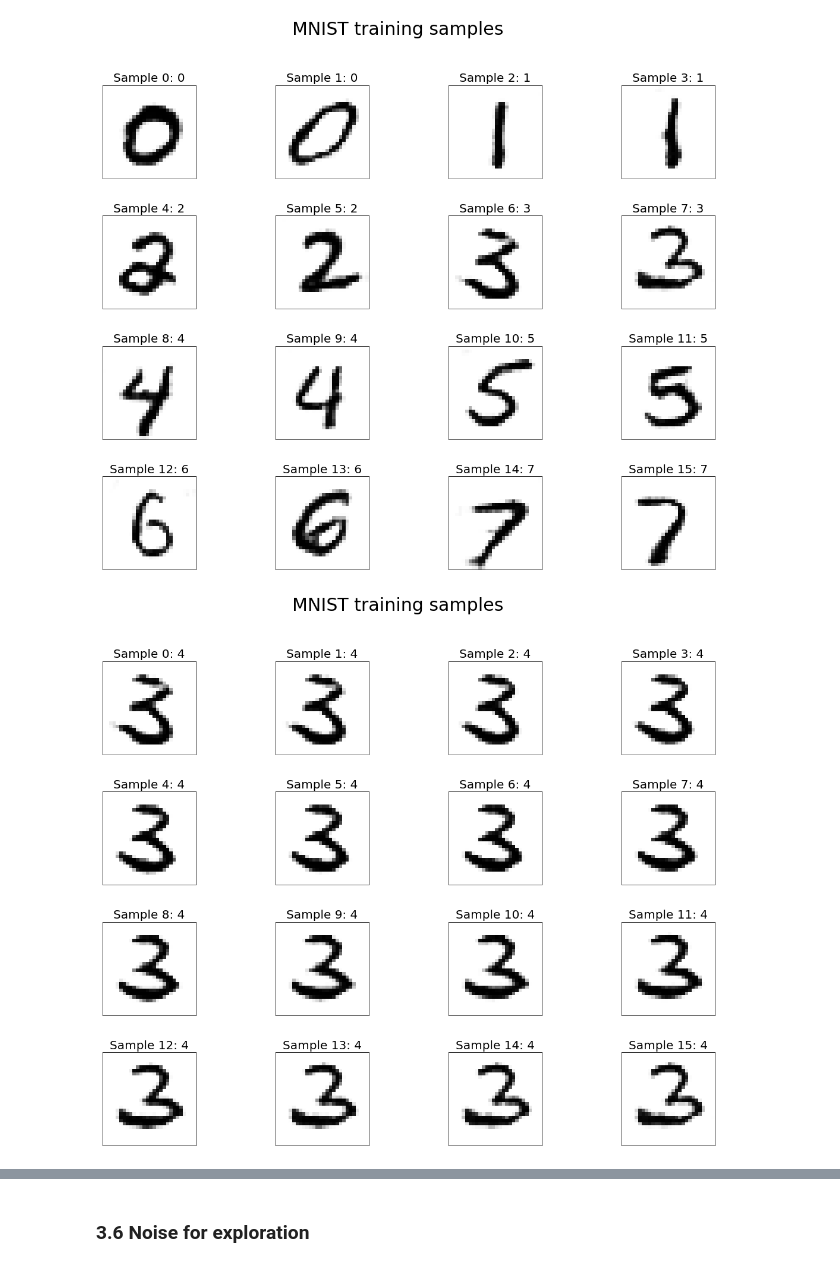
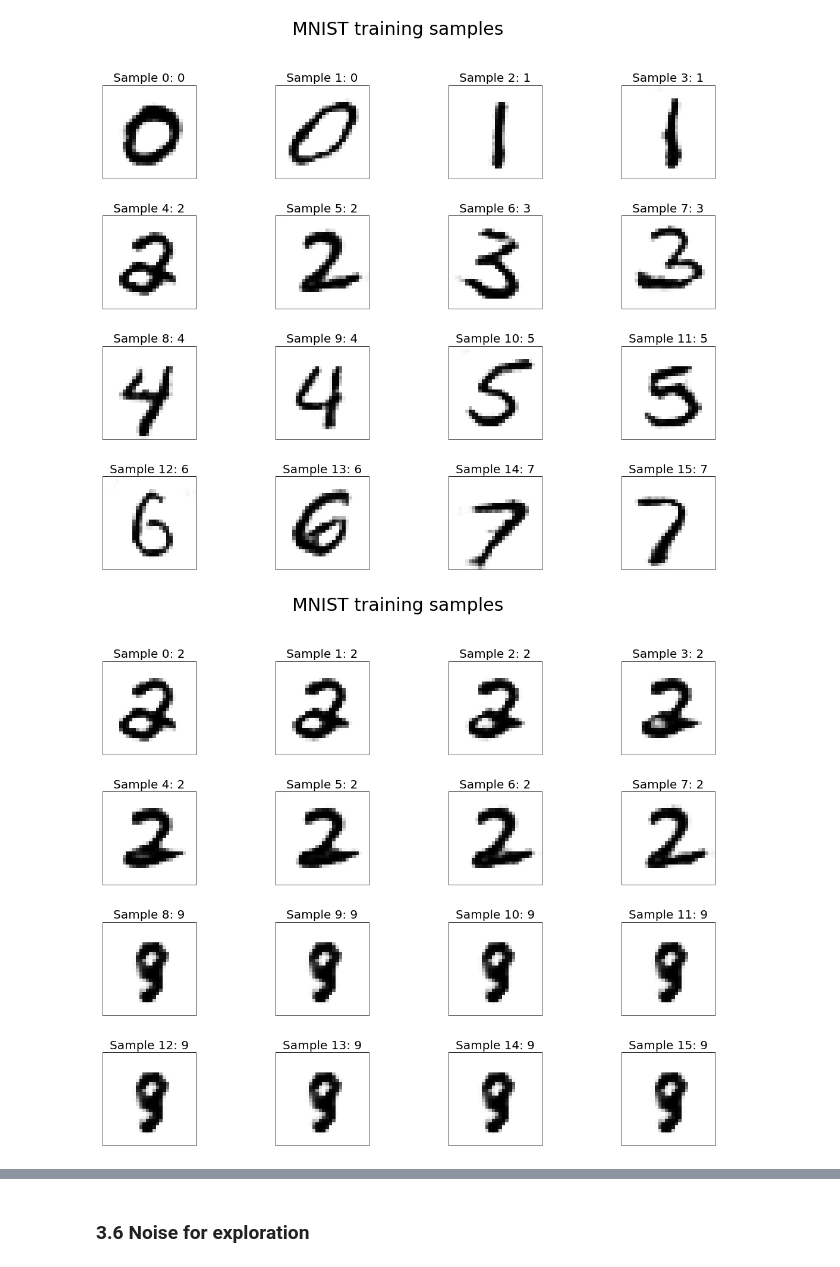
Before and after one commit to PierreRemacle/LINMA2472_P1-, a Jupyter notebook: HW3_from_colab.ipynb, the cells around one changed output, grey strips where cells are left out. Cells and saved outputs as stored; diff of their text form; code cells hidden in the pictures.

```diff
--- a/HW3_from_colab.ipynb
+++ b/HW3_from_colab.ipynb
@@ -899,10 +888,7 @@ for i in range(num_epochs_cnn):
     testResult = cnn(testing_batch_images.to(device=device))
     test_labels, _ , _ = cnn.predictLabels(testResult.to(device=device))
     error_test_accuracy[i] = computeCNNAccuracy(test_labels.to(device=device), testing_batch_labels.to(device=device))
-    """if (epoch == 23):
-      optimizer_cnn = torch.optim.Adam(cnn.parameters(), lr=lr_cnn/10, betas = betas_cnn)"""
 
-# TO COMPLETE
 
 t1_stop = process_time()
 
@@ -936,22 +939,17 @@ Task: Make those plots, as clean and readable as possible.
 
 
 plt.figure(figsize=(10,6))
-#fig, (ax1, ax2 , ax3, ax4) = plt.subplots(1, 4 )
-#fig.suptitle("Generator and Discriminator Loss During Training")
-#ax1.plot(error_discriminator_accuracy,label="G")
-#ax2.plot(error_generator_accuracy,label="D")
-#ax3.plot(error_discriminator_loss,label="acc")
-#ax4.plot(error_generator_loss,label="acc")
-#fig.supxlabel('iteration')
 plt.plot(error_train_loss, label="train_loss")
-
-
-
-plt.plot(error_train_accuracy, label="train_accuracy")
-plt.plot(error_test_accuracy, label="test_accuracy")
 plt.legend()
-
 plt.show()
 
+plt.figure(figsize=(10,6))
+plt.plot(error_train_accuracy, label="train_accuracy")
+plt.legend()
+plt.show()
+
+for i in range (len (error_train_accuracy)):
+  print("("+str(i)+","+ str(error_train_accuracy[i])+")",end="")
+
 # TO COMPLETE
 # %% [output]
@@ -959,6 +959,6 @@ plt.show()
 # %%
-"""cnn = CNN(n_classes).to(device=device)
-cnn = loadModel(cnn, "Cnn", "2022_11_30__01_03")"""
+cnn = CNN(n_classes).to(device=device)
+cnn = loadModel(cnn, "Cnn", "2022_11_30__01_03")
 #saveModel(cnn, "Cnn")
 # %% [markdown]
 ### 2.i Predict fake bash
@@ -1147,20 +1147,21 @@ showImages(extreme_transformed[0:16], true_labels=torch.tensor(extreme_latent_la
 # %% [output]
 [figure]
 # %%
-def interpole_latent_vector(latent_vector_test_1, latent_vector_test_2):
+def interpole_latent_vector_func(latent_vector_test_1, latent_vector_test_2):
     interpole_latent_vector = torch.zeros((batch_size, dim_latent_space))
     interpole_latent_vector[0] = latent_vector_test_1
-    interpole_latent_vector[15] = latent_vector_test_2
+    interpole_latent_vector[7] = latent_vector_test_2
 
-    factor = torch.div(torch.sub(latent_vector_test_2, latent_vector_test_1), 15)
-    for i in range (1,15):
+    factor = torch.div(torch.sub(latent_vector_test_2, latent_vector_test_1), 7)
+    for i in range (1,7):
         interpole_latent_vector[i] = torch.add(interpole_latent_vector[i-1], factor)
 
     return interpole_latent_vector
 
-interpole_latent_vector = interpole_latent_vector(extreme_latent_vector[6], extreme_latent_vector[7])
 
-showImages(generator(interpole_latent_vector.to(torch.float32)).detach(), true_labels=torch.tensor([4,4,4,4,4,4,4,4,4,4,4,4,4,4,4,4]))
+interpole_latent_vector = interpole_latent_vector_func(extreme_latent_vector[4], extreme_latent_vector[5])
+label_interpol, _,_ = cnn.predictLabels(cnn(generator(interpole_latent_vector.to(torch.float32)).detach()))
+showImages(generator(interpole_latent_vector.to(torch.float32)).detach(), true_labels=label_interpol)
 # %% [output]
-[figure, old version]
+[figure, new version]
 # %%
```
Also changed, not shown: parts of 18 cells of this notebook, 10 other files.
